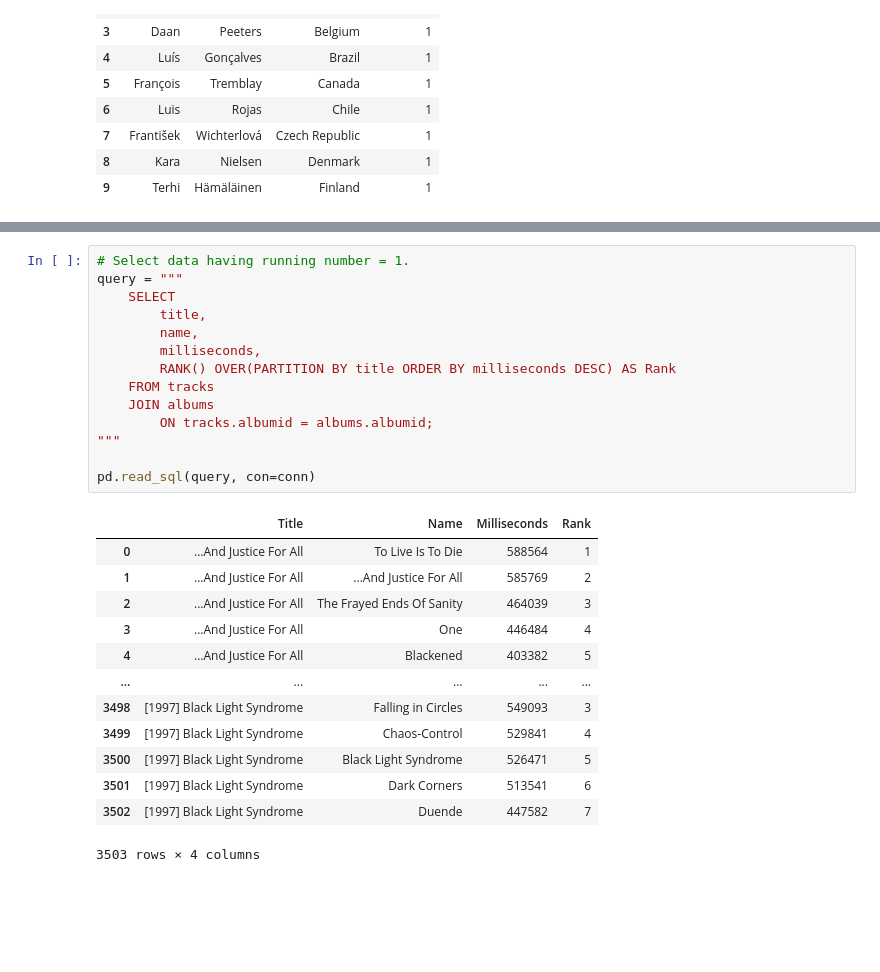
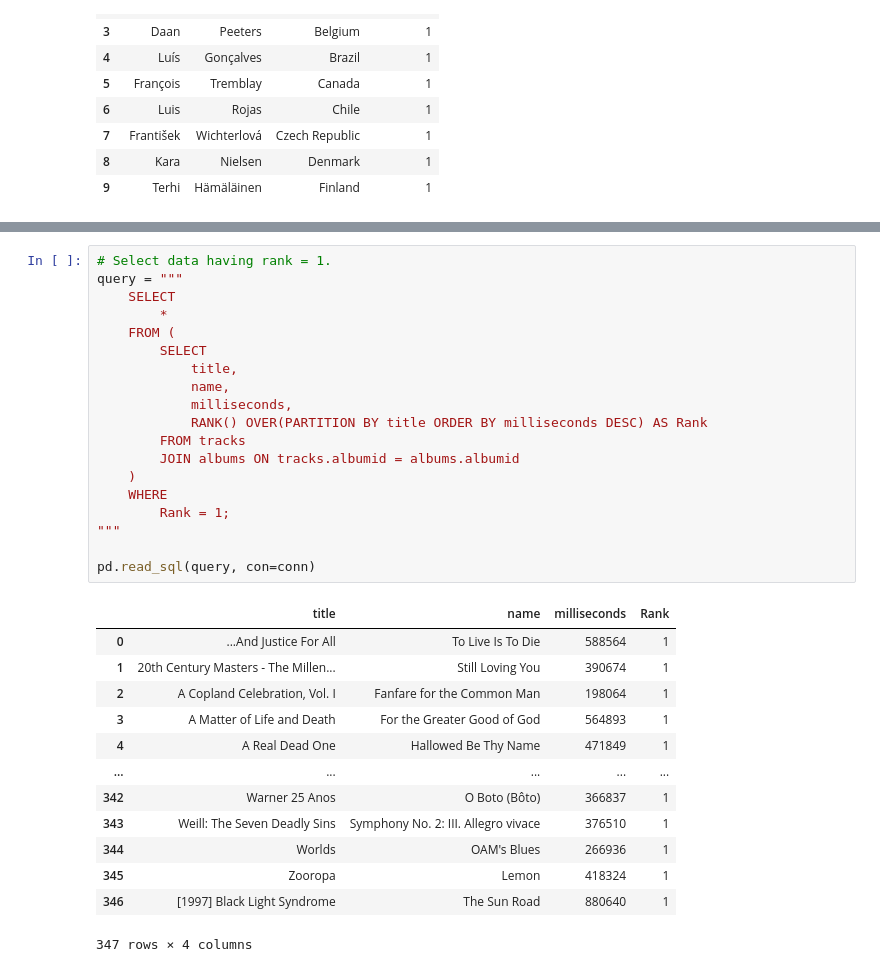
Before and after one commit to NutBodyslam053/NutBodyslam053, a Jupyter notebook: SQL/sqlite.ipynb, the cells around one changed output, grey strips where cells are left out. Drawn from its saved outputs; the diff is of its cells as text; blank space fills up the shorter version.

```diff
--- a/SQL/sqlite.ipynb
+++ b/SQL/sqlite.ipynb
@@ -372,28 +399,33 @@ pd.read_sql(query, con=conn)
 # %%
-# Select data having running number = 1.
+# Select data having rank = 1.
 query = """
     SELECT
-        title,
-        name,
-        milliseconds,
-        RANK() OVER(PARTITION BY title ORDER BY milliseconds DESC) AS Rank
-    FROM tracks
-    JOIN albums
-        ON tracks.albumid = albums.albumid;
+        *
+    FROM (
+        SELECT
+            title,
+            name,
+            milliseconds,
+            RANK() OVER(PARTITION BY title ORDER BY milliseconds DESC) AS Rank
+        FROM tracks
+        JOIN albums ON tracks.albumid = albums.albumid
+    )
+    WHERE
+        Rank = 1;
 """
 
 pd.read_sql(query, con=conn)
 # %% [output]
-|  | Title | Name | Milliseconds | Rank |
+|  | title | name | milliseconds | Rank |
 | 0 | ...And Justice For All | To Live Is To Die | 588564 | 1 |
-| 1 | ...And Justice For All | ...And Justice For All | 585769 | 2 |
-| 2 | ...And Justice For All | The Frayed Ends Of Sanity | 464039 | 3 |
-| 3 | ...And Justice For All | One | 446484 | 4 |
-| 4 | ...And Justice For All | Blackened | 403382 | 5 |
+| 1 | 20th Century Masters - The Millen... | Still Loving You | 390674 | 1 |
+| 2 | A Copland Celebration, Vol. I | Fanfare for the Common Man | 198064 | 1 |
+| 3 | A Matter of Life and Death | For the Greater Good of God | 564893 | 1 |
+| 4 | A Real Dead One | Hallowed Be Thy Name | 471849 | 1 |
 | ... | ... | ... | ... | ... |
-| 3498 | [1997] Black Light Syndrome | Falling in Circles | 549093 | 3 |
-| 3499 | [1997] Black Light Syndrome | Chaos-Control | 529841 | 4 |
-| 3500 | [1997] Black Light Syndrome | Black Light Syndrome | 526471 | 5 |
-| 3501 | [1997] Black Light Syndrome | Dark Corners | 513541 | 6 |
-| 3502 | [1997] Black Light Syndrome | Duende | 447582 | 7 |
+| 342 | Warner 25 Anos | O Boto (Bôto) | 366837 | 1 |
+| 343 | Weill: The Seven Deadly Sins | Symphony No. 2: III. Allegro vivace | 376510 | 1 |
+| 344 | Worlds | OAM's Blues | 266936 | 1 |
+| 345 | Zooropa | Lemon | 418324 | 1 |
+| 346 | [1997] Black Light Syndrome | The Sun Road | 880640 | 1 |
-3503 rows × 4 columns
+347 rows × 4 columns
```
Also changed, not shown: parts of 19 cells of this notebook.
